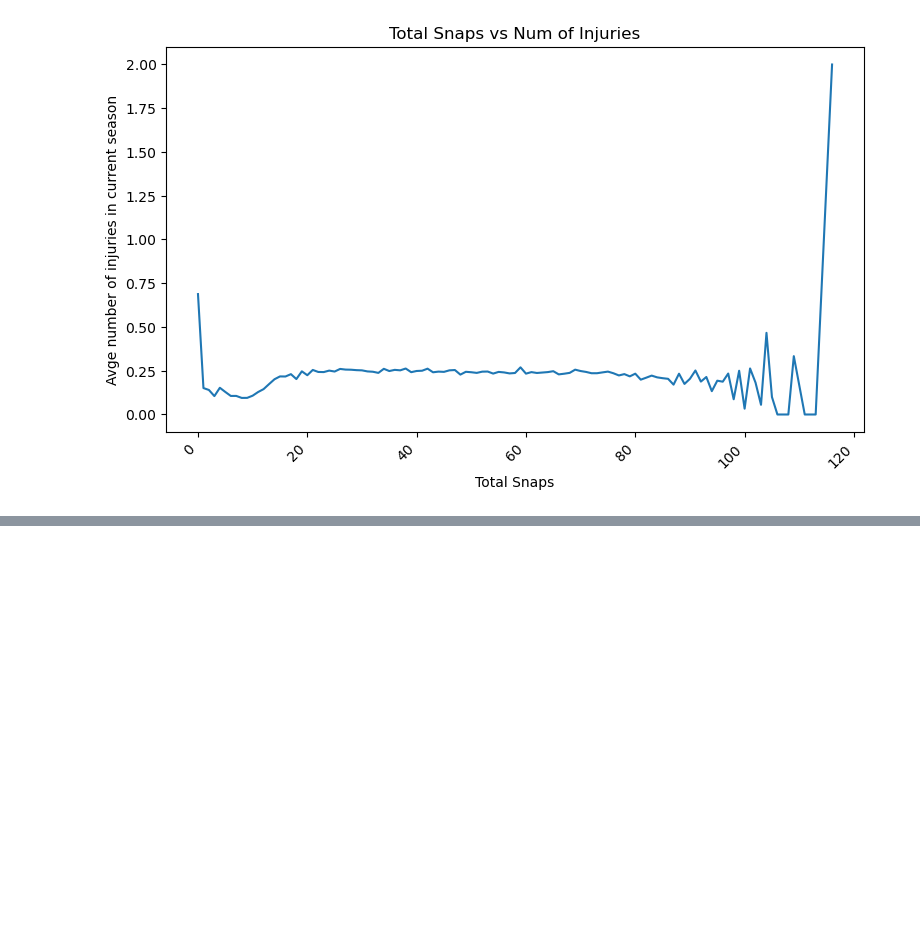
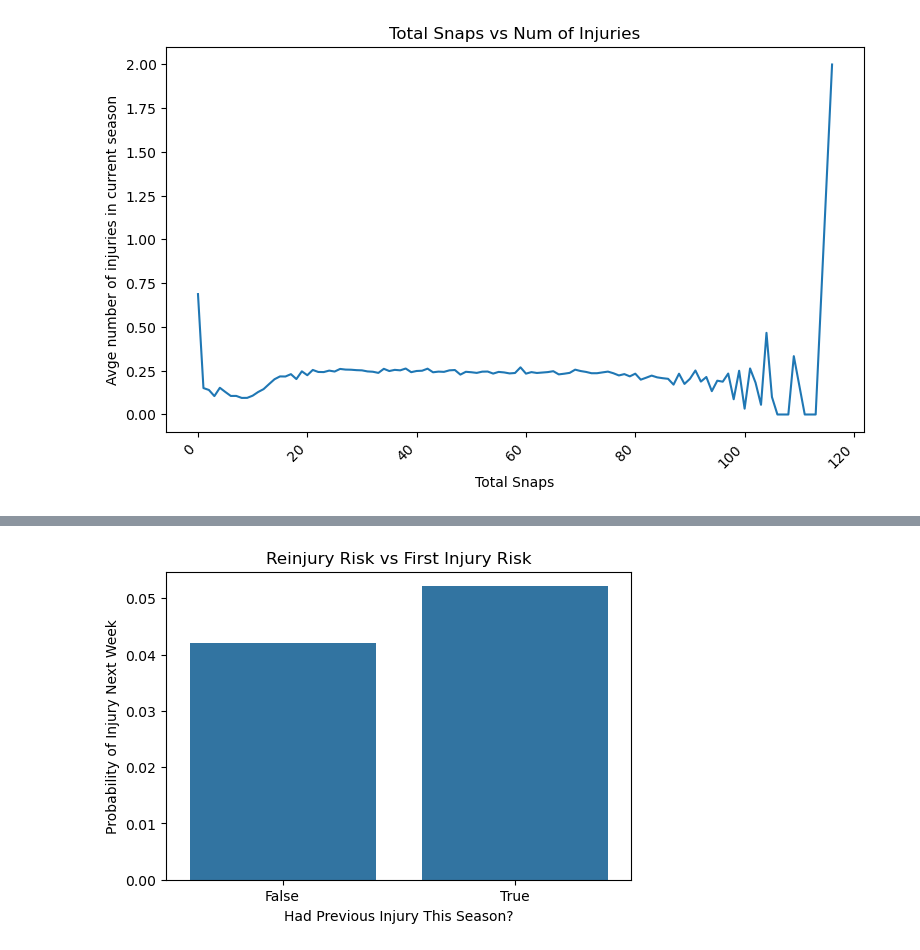
Before and after one commit to jc39963/NFLPA_2025, a Jupyter notebook: reinjury.ipynb, the cells around one changed output, grey strips where cells are left out. Drawn from its saved outputs; the diff is of its cells as text; code cells hidden in the pictures; blank space fills up the shorter version.

```diff
--- a/reinjury.ipynb
+++ b/reinjury.ipynb
@@ -1621,0 +1638,17 @@ plt.show()
+# %%
+temp = surf.copy()
+temp['prev_injury_any'] = temp['total_injuries_current_season'] > 0
+# %%
+tmp = (
+    temp.groupby("prev_injury_any")["injured_after_this_week"]
+      .mean()
+      .reset_index()
+)
+
+sns.barplot(data=tmp, x="prev_injury_any", y="injured_after_this_week")
+plt.xlabel("Had Previous Injury This Season?")
+plt.ylabel("Probability of Injury Next Week")
+plt.title("Reinjury Risk vs First Injury Risk")
+plt.show()
+# %% [output]
+[figure, added]
```
Also changed, not shown: parts of 2 cells of this notebook.
